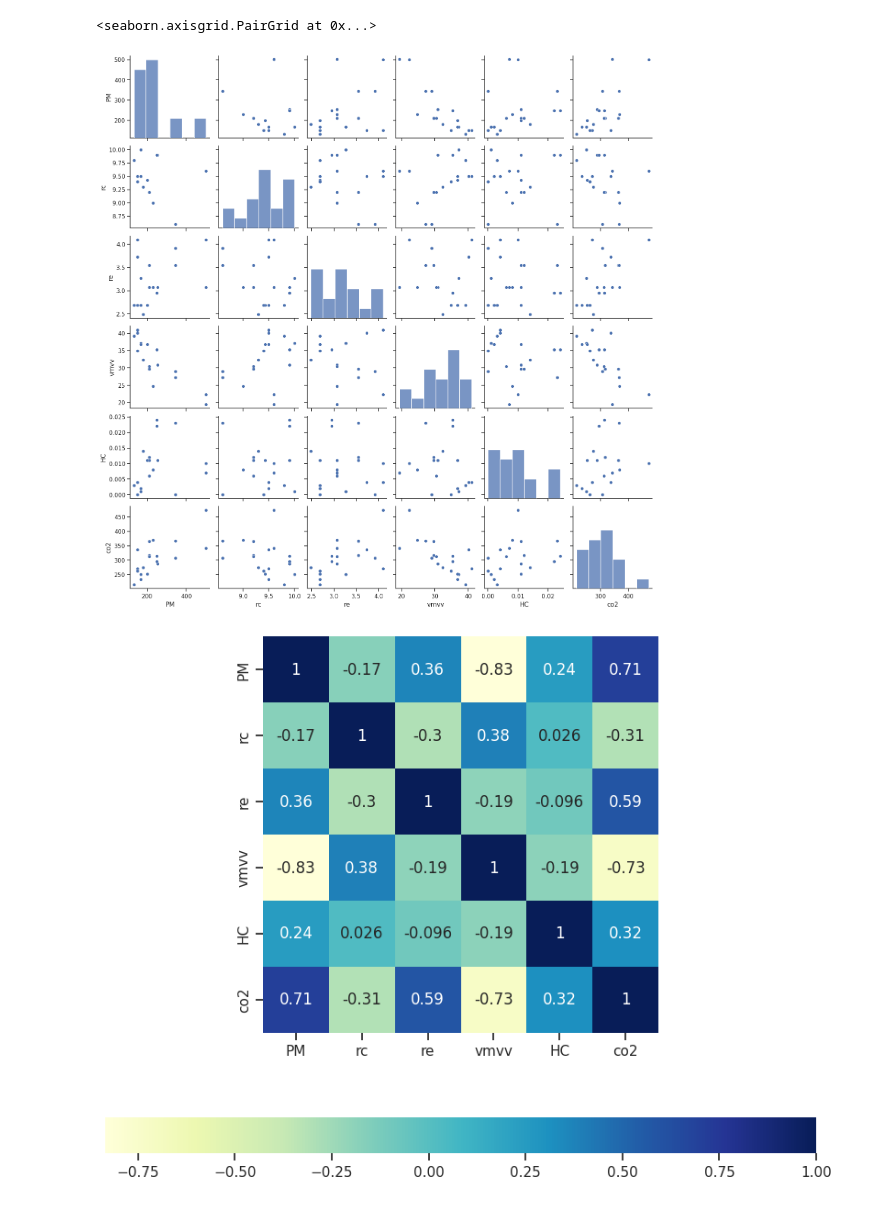
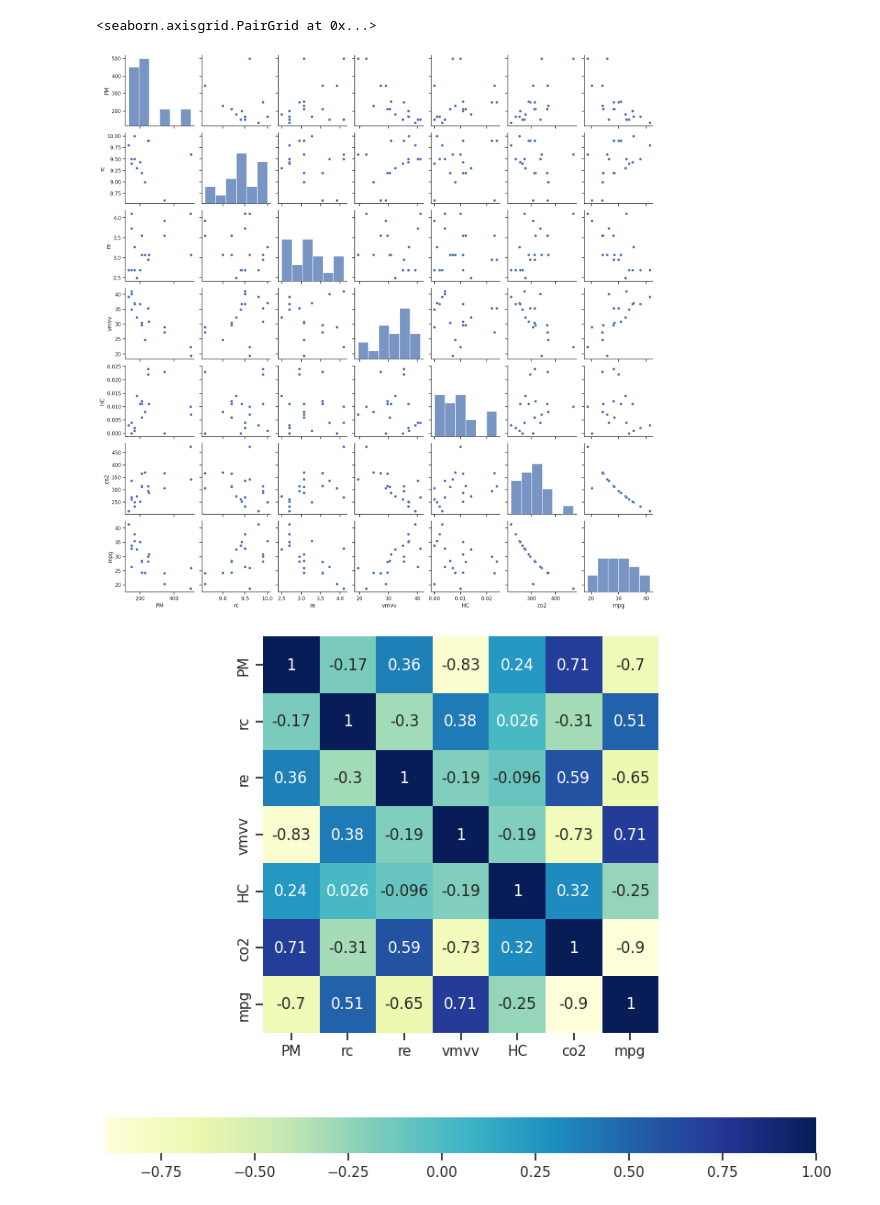
Before and after one commit to guiandradedev/tcd-car-consumption, a Jupyter notebook: Analise_componentes.ipynb, the cells around one changed output. Cells and saved outputs as stored; diff of their text form; code cells hidden in the pictures.

```diff
--- a/Analise_componentes.ipynb
+++ b/Analise_componentes.ipynb
@@ -16,35 +16,33 @@ from sklearn.preprocessing import StandardScaler
 # %%
 df = pd.read_excel('dataset.xlsx')
 
 #Retirando todas as linhas o com valor de mpg nulo
 df = df.dropna(subset=['mpg'])
 
 #substituir o valor do rc faltante pela média de suas váriaveis
 rc_mean = df[df['rc'].notnull()]['rc'].mean()
 df.loc[df['rc'].isnull(), 'rc'] = rc_mean
 
 #Substituido um valor de co2 impossivel de ser feito
 co2_mean = int(round(df[df['co2'] != 0]['co2'].mean()))
 df.loc[df['co2'] == 0, 'co2'] = co2_mean
 
 #Removendo a variavel que queremos medir
 df.set_index('Modelo do carro', inplace=True)
 
-# 2. SEGUNDO: Agora sim, remova a variável que queremos medir (ela já virá com os nomes dos carros!)
-target = df['mpg']
-df = df.drop(columns=['mpg'])
+tipos_salvos = df['tipo'].copy()
 
 # Colunas nao importantes para a analise que serao removida
-colunas_removidas = ['cfab','tipo','csd']
+colunas_removidas = ['cfab', 'csd', 'tipo']
 df = df.drop(columns = colunas_removidas)
 
 # Verificando se as variaveis são correlacionadas
 
 sns.set(style='ticks')
 sns.pairplot(df)
 # %% [output]
 <seaborn.axisgrid.PairGrid at 0x...>
-[figure, old version]
+[figure, new version]
 # %%
 plt.figure(figsize=(10,8))
 ax=sns.heatmap(df.corr(),
@@ -53,7 +51,7 @@ ax=sns.heatmap(df.corr(),
                cbar_kws={"orientation":"horizontal"})
 ax.set_aspect("equal")
 # %% [output]
-[figure, old version]
+[figure, new version]
 # %%
 scaler = StandardScaler()
 X_scaled = scaler.fit_transform(df)
```
Also changed, not shown: parts of 10 cells of this notebook, 1 other file.
